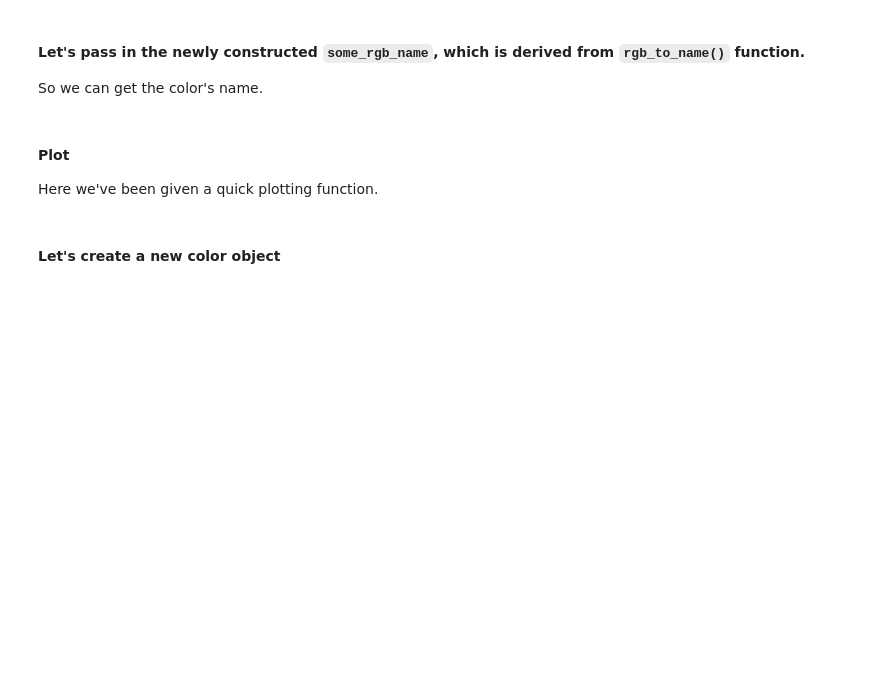
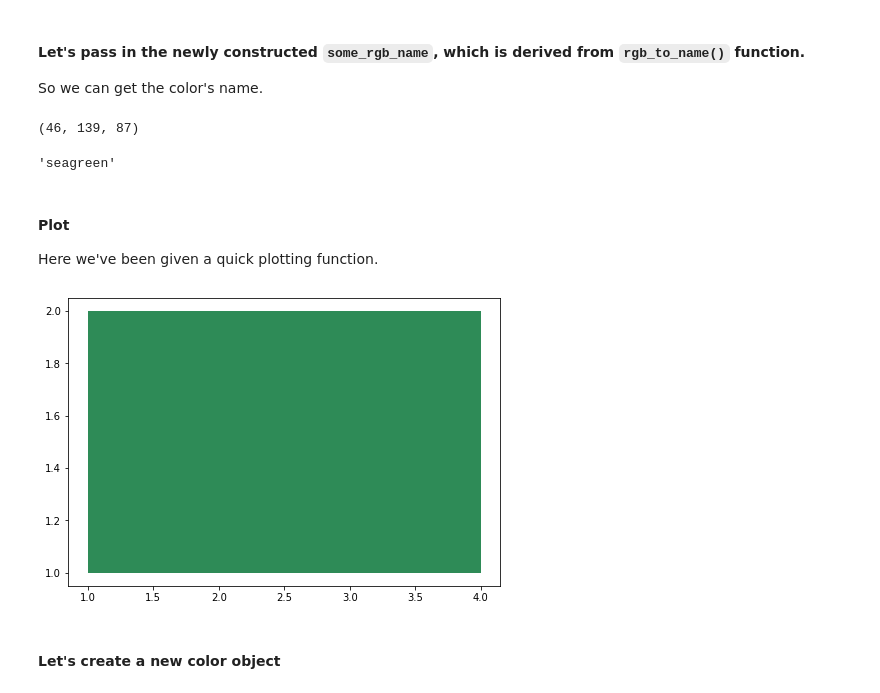
Before and after one commit to katkim0307/pratt-savi-810-2020-03-lesson_07, a Jupyter notebook: lesson_07.ipynb, the cells around one changed output. Drawn from its saved outputs; the diff is of its cells as text; code cells hidden in the pictures; blank space fills up the shorter version.

```diff
--- a/lesson_07.ipynb
+++ b/lesson_07.ipynb
@@ -168,3 +189,7 @@ Also, worth to note, we often use lower_case in Python, but for classes, we defi
+# %%
+some_color.green = 139
+# %%
+some_color.blue = 87
 # %% [markdown]
 #### Use WebColors to confirm the named color.
 
@@ -175,6 +202,18 @@ https://pypi.org/project/webcolors/1.3/
 #### Let's pass in the newly constructed `some_rgb_name`, which is derived from `rgb_to_name()` function.
 
 So we can get the color's name.
+# %%
+from webcolors import *   # * import all the functions in the library
+
+some_rgb = (some_color.red, some_color.green, some_color.blue)
+some_rgb   # some tuple w/ these values
+# %% [output]
+(46, 139, 87)
+# %%
+some_rgb_name = rgb_to_name(some_rgb)
+some_rgb_name
+# %% [output]
+'seagreen'
 # %% [markdown]
 #### Plot
 
@@ -190,5 +229,9 @@ def plot_color_name(plot_color):
         facecolor=plot_color,
     ))
     return ax.plot()
+# %%
+plot_color_name(some_rgb_name);
+# %% [output]
+[figure, added]
 # %% [markdown]
 #### Let's create a new color object
```
Also changed, not shown: parts of 79 cells of this notebook.
